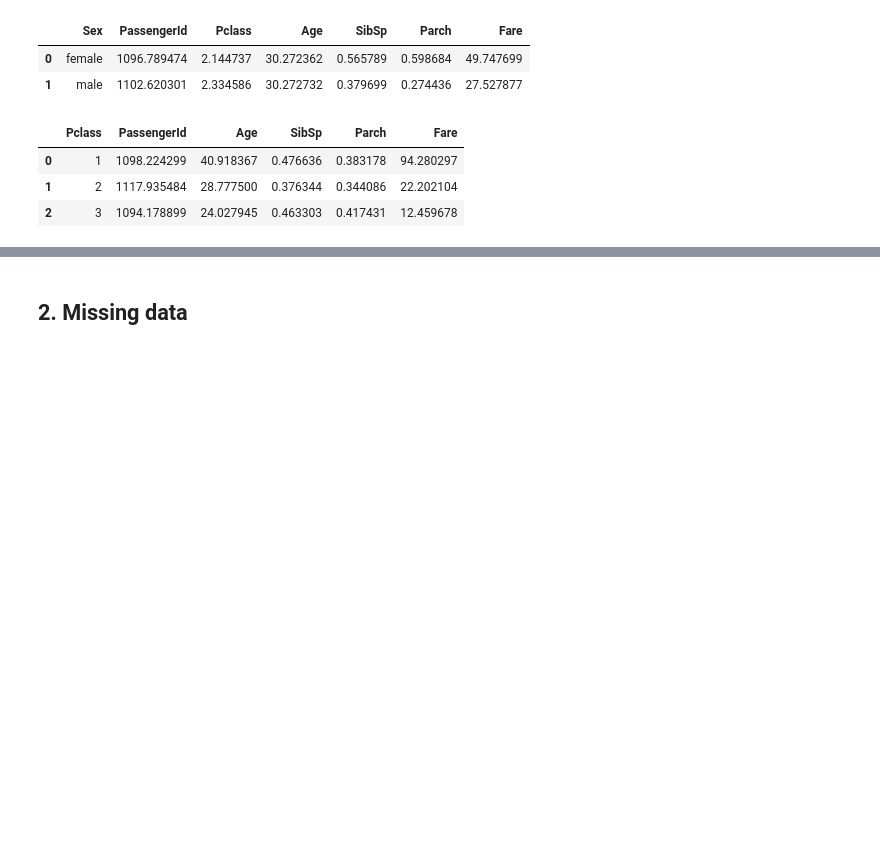
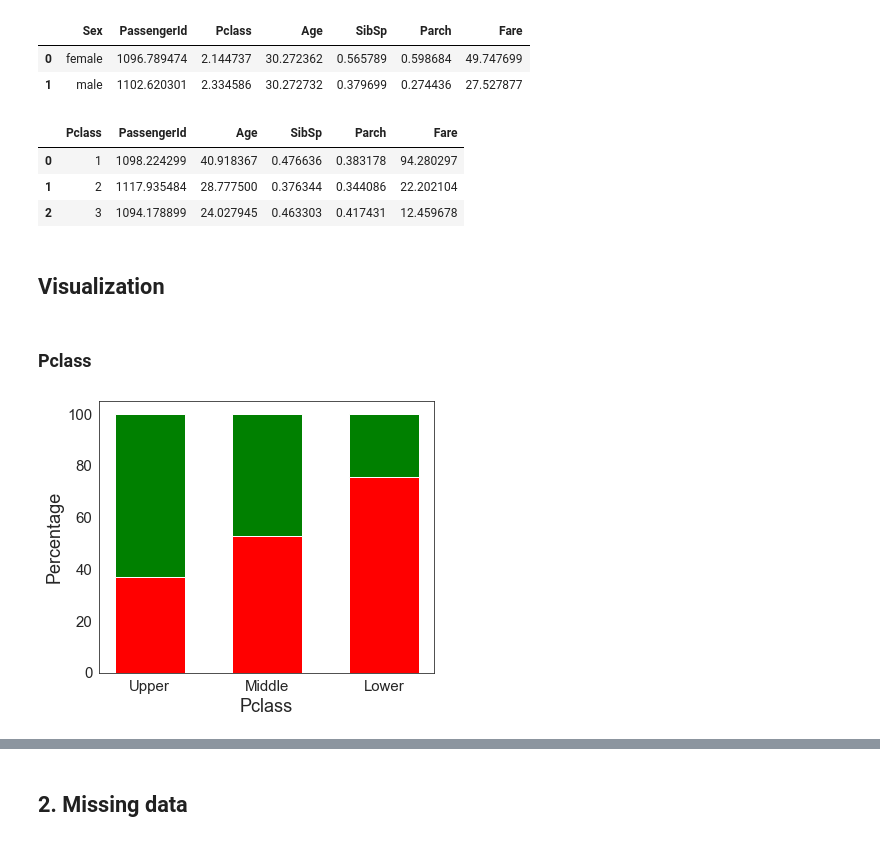
Before and after one commit to zhangyang2017/kaggle-Titanic, a Jupyter notebook: EDA.ipynb, the cells around one changed output, grey strips where cells are left out. Saved outputs shown, nothing was run; the diff lists cells and outputs as text; code cells hidden in the pictures; blank space fills up the shorter version.

```diff
--- a/EDA.ipynb
+++ b/EDA.ipynb
@@ -153,3 +160,7 @@ survived_summary.mean().reset_index()
 | 0 | 1 | 1098.224299 | 40.918367 | 0.476636 | 0.383178 | 94.280297 |
 | 1 | 2 | 1117.935484 | 28.777500 | 0.376344 | 0.344086 | 22.202104 |
 | 2 | 3 | 1094.178899 | 24.027945 | 0.463303 | 0.417431 | 12.459678 |
+# %% [markdown]
+## Visualization <a id="3"></a>
+# %% [markdown]
+### Pclass
@@ -155,0 +176,16 @@ survived_summary.mean().reset_index()
+# %%
+## Stacked plot
+plt.subplots(figsize = (6,5))
+barWidth = 0.60
+names = ('Upper', 'Middle', 'Lower')
+
+plt.bar(r, No_s, color='Red', edgecolor='white', width=barWidth)
+plt.bar(r, Yes_s, bottom=No_s, color='Green', edgecolor='white', width=barWidth)
+
+plt.xticks(r, names, fontsize = 15)
+plt.yticks(fontsize = 15)
+plt.xlabel("Pclass", fontsize = 18)
+plt.ylabel('Percentage', fontsize = 18)
+plt.show()
+# %% [output]
+[figure, added]
```
Also changed, not shown: parts of 68 cells of this notebook.
